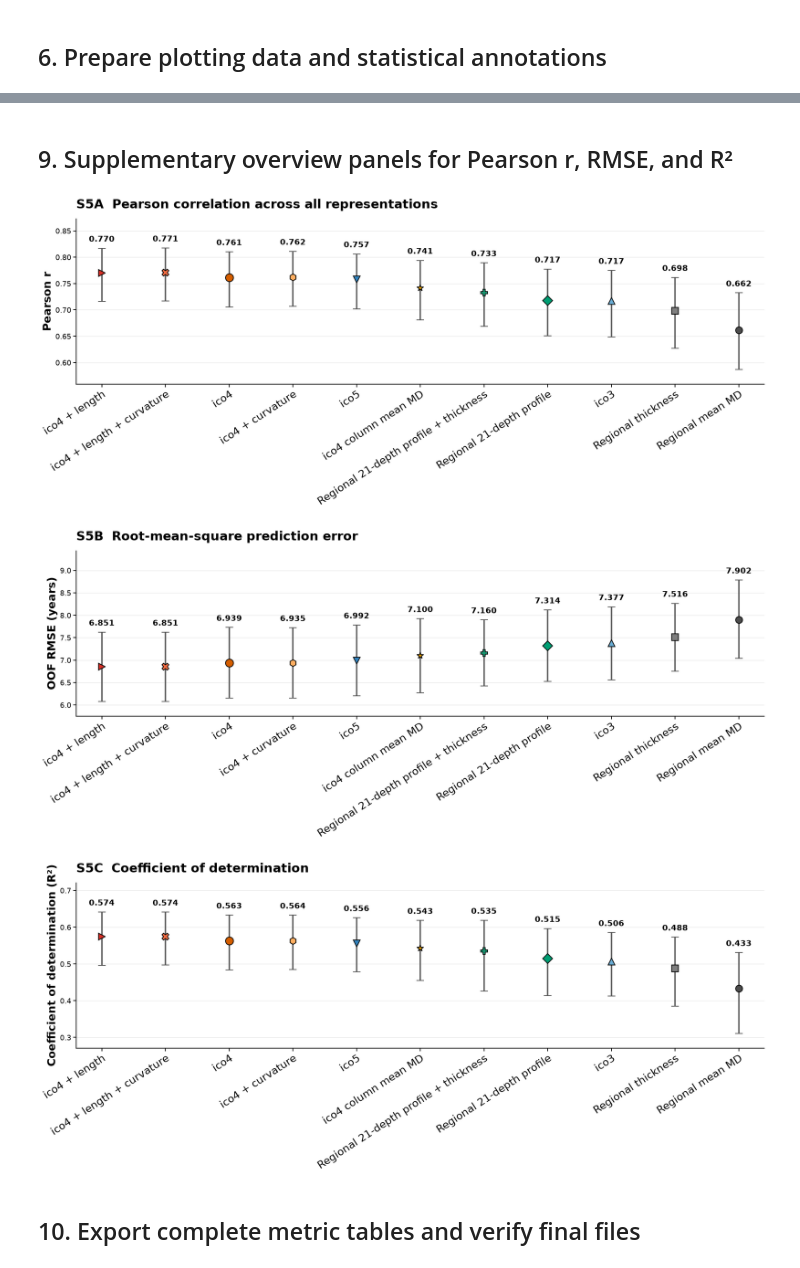
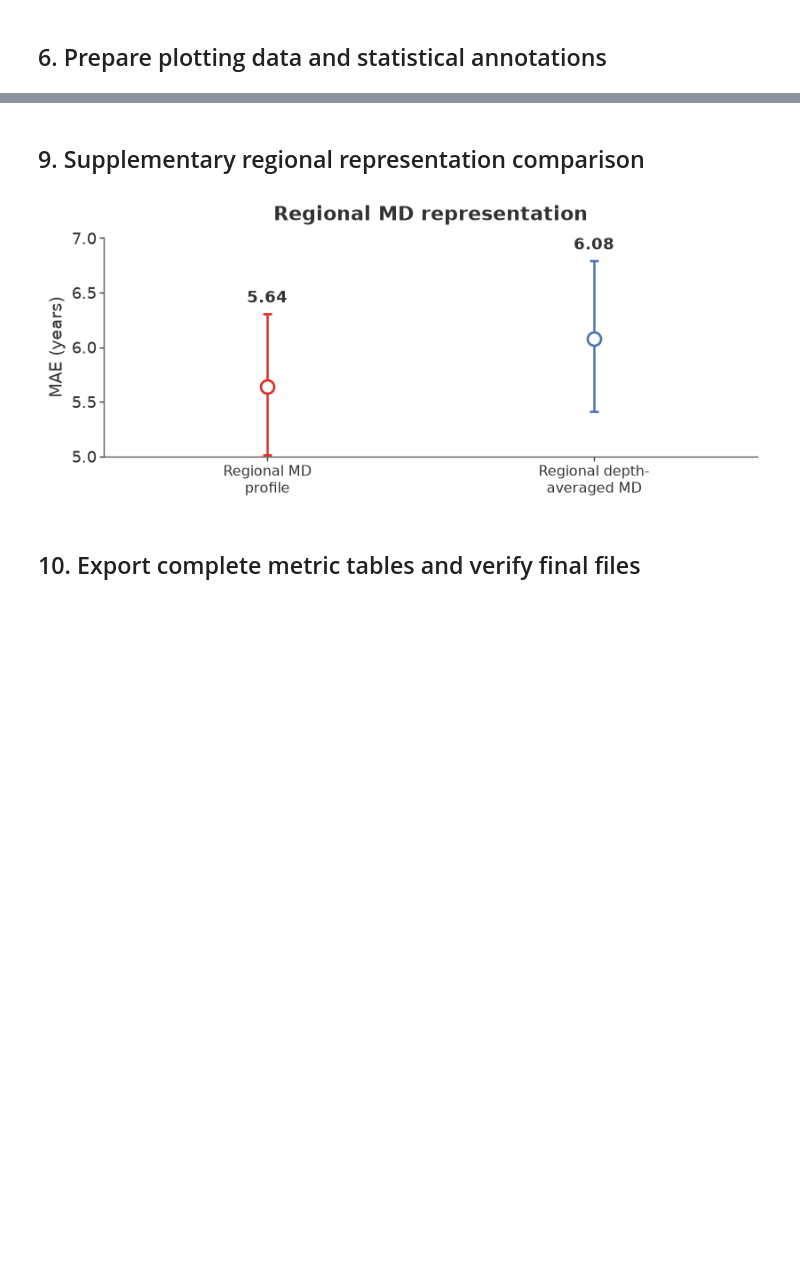
Before and after one commit to chloe-xintong/cortical-column-normative-modeling, a Jupyter notebook: analysis_results/figure5/notebooks/plot_figure5.ipynb, the cells around one changed output, grey strips where cells are left out. Drawn from its saved outputs; the diff is of its cells as text; code cells hidden in the pictures; blank space fills up the shorter version.

Commit message:
Update Figure 5 prediction analyses

```diff
--- a/analysis_results/figure5/notebooks/plot_figure5.ipynb
+++ b/analysis_results/figure5/notebooks/plot_figure5.ipynb
@@ -191,10 +410,11 @@ summary_df
 # %% [markdown]
 ## 4. Subject and result QC
 # %%
-if len(MODEL_CONFIG) != 11 or set(MODEL_CONFIG) != set(EXPECTED_MAE_ORDER):
-    raise RuntimeError("Model mapping does not contain exactly the 11 requested representations")
-if set(k for _, keys in PLOT_GROUPS for k in keys) != set(MODEL_CONFIG):
-    raise RuntimeError("Scientific plot groups do not cover all 11 representations")
+if len(MODEL_CONFIG) != 14:
+    raise RuntimeError("Model mapping does not contain exactly the 14 requested representations")
+grouped_keys = {key for _, keys in PLOT_GROUPS for key in keys} | set(SUPPLEMENT_KEYS)
+if not grouped_keys.issubset(MODEL_CONFIG):
+    raise RuntimeError("A requested scientific plot group contains an unknown representation")
 
 reference = predictions["regional_mean_md"]
 if len(reference) != 196:
@@ -232,9 +452,8 @@ for key, frame in predictions.items():
 
 qc_df = pd.DataFrame(qc_rows)
 actual_order = qc_df.sort_values("mae")["representation"].tolist()
-if actual_order != EXPECTED_MAE_ORDER:
-    raise RuntimeError(f"Unexpected MAE rank order:\n{actual_order}")
+EXPECTED_MAE_ORDER = actual_order
 
-print("QC PASSED: 11 models × 196 unique matched subjects; ages and saved metrics agree.")
+print("QC PASSED: 14 models × 196 unique matched subjects; ages and saved metrics agree.")
 display(qc_df.set_index("representation").loc[EXPECTED_MAE_ORDER].reset_index())
 # %% [output]
@@ -446,33 +753,17 @@ findfont: Failed to find font weight semibold, now using 700.
 # %% [markdown]
-## 9. Supplementary overview panels for Pearson r, RMSE, and R²
+## 9. Supplementary regional representation comparison
 # %%
-SUPPLEMENT_STYLE = {
-    "pearson_r": ("Pearson r", "S5A  Pearson correlation across all representations", "FigureS5A_Pearson_r"),
-    "rmse": ("OOF RMSE (years)", "S5B  Root-mean-square prediction error", "FigureS5B_RMSE"),
-    "r2": ("Coefficient of determination (R²)", "S5C  Coefficient of determination", "FigureS5C_R2"),
-}
-
-def draw_supplement_metric(metric):
-    ylabel, title, stem = SUPPLEMENT_STYLE[metric]
-    fig, ax = plt.subplots(figsize=(20, 9.5))
-    rows = draw_metric_points(ax, EXPECTED_MAE_ORDER, metric)
-    low, high = rows["ci95_lower"].min(), rows["ci95_upper"].max()
-    span = high - low
-    ax.set_ylim(low - 0.12 * span, high + 0.24 * span)
-    ax.set_ylabel(ylabel, fontsize=21, fontweight="semibold")
-    ax.set_title(title, loc="left", fontsize=24, fontweight="bold", pad=20)
-    fig.subplots_adjust(left=0.075, right=0.985, bottom=0.40, top=0.86)
-    save_figure(fig, stem)
-    plt.show()
-    return fig
-
-fig_supp_r = draw_supplement_metric("pearson_r")
-fig_supp_rmse = draw_supplement_metric("rmse")
-fig_supp_r2 = draw_supplement_metric("r2")
+SUPPLEMENT_YLIM, SUPPLEMENT_YTICKS = mae_axis_limits(SUPPLEMENT_KEYS)
+fig_supplement = make_vertical_group_figure(
+    SUPPLEMENT_KEYS,
+    ["Regional MD\nprofile", "Regional depth-\naveraged MD"],
+    GROUP_COLORS["supplement"],
+    "Regional MD representation",
+    "FigureS5_regional_representation_MAE",
+    ylim=SUPPLEMENT_YLIM, yticks=SUPPLEMENT_YTICKS,
+)
 # %% [output]
-[figure, old version]
+[figure, new version]
-[figure, removed]
-[figure, removed]
 # %% [markdown]
 ## 10. Export complete metric tables and verify final files
 # %%
```
Also changed, not shown: parts of 15 cells of this notebook, 37 other files.
